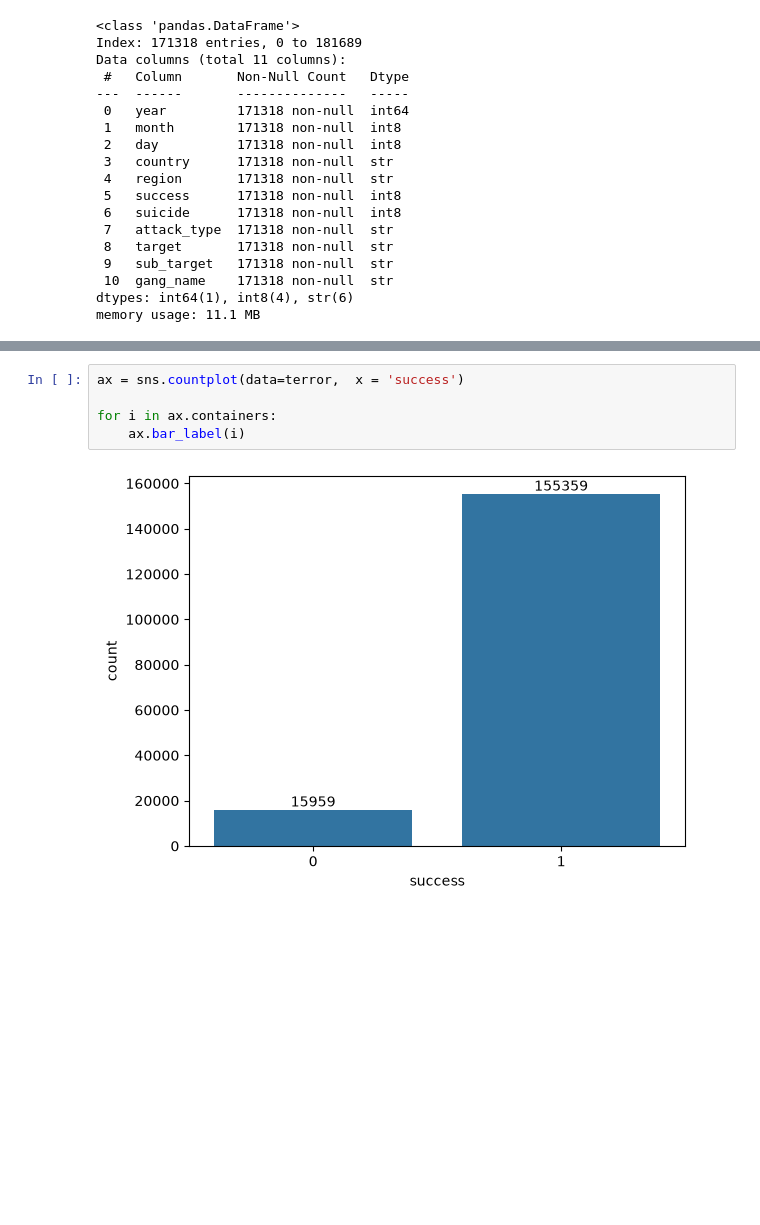
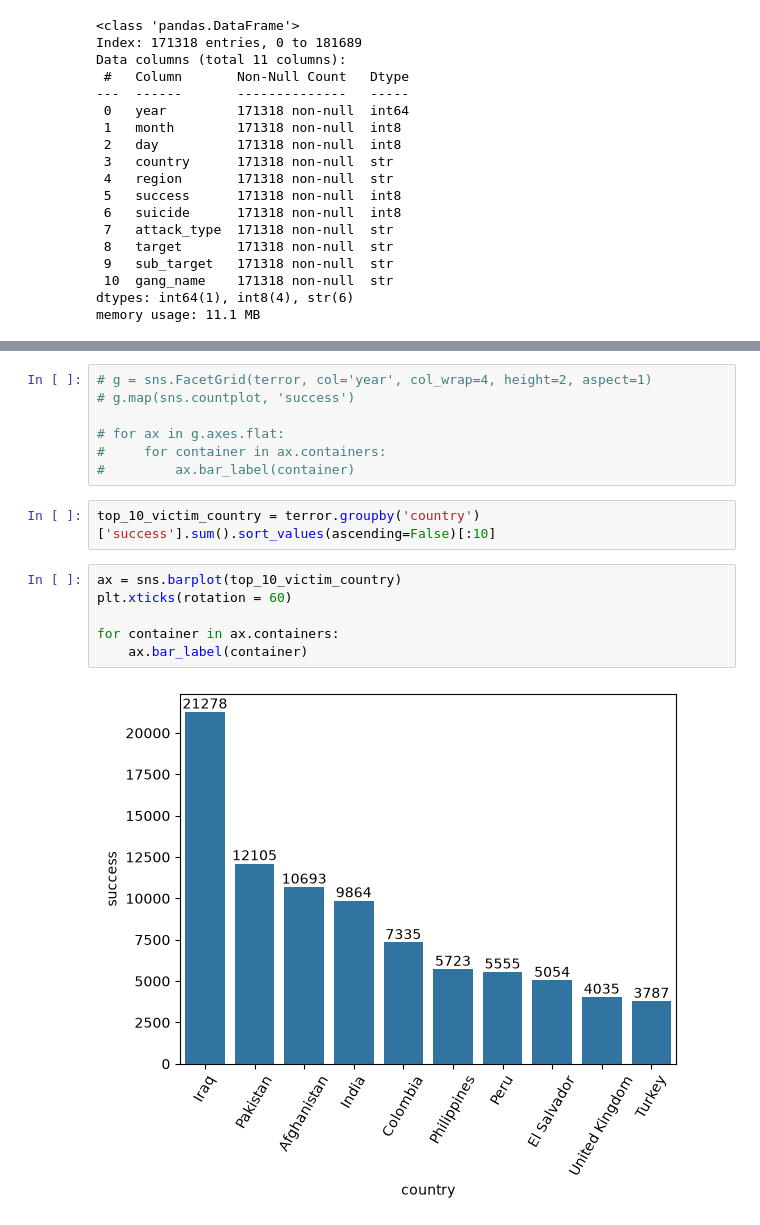
Before and after one commit to Anuragpathak08/Data-Analysis, a Jupyter notebook: projects/jay_the_terrorist_dataset.ipynb, the cells around one changed output, grey strips where cells are left out. Cells and saved outputs as stored; diff of their text form; blank space fills up the shorter version.

```diff
--- a/projects/jay_the_terrorist_dataset.ipynb
+++ b/projects/jay_the_terrorist_dataset.ipynb
@@ -86,7 +85,17 @@ AttributeError: 'FacetGrid' object has no attribute 'containers'
 # %%
-ax = sns.countplot(data=terror,  x = 'success')
+# g = sns.FacetGrid(terror, col='year', col_wrap=4, height=2, aspect=1)
+# g.map(sns.countplot, 'success')
 
-for i in ax.containers:
-    ax.bar_label(i)
+# for ax in g.axes.flat:
+#     for container in ax.containers:
+#         ax.bar_label(container)
-# %% [output]
-[figure, removed]
+# %%
+top_10_victim_country = terror.groupby('country')['success'].sum().sort_values(ascending=False)[:10]
+# %%
+ax = sns.barplot(top_10_victim_country)
+plt.xticks(rotation = 60)
+
+for container in ax.containers:
+    ax.bar_label(container)
+# %% [output]
+[figure, added]
```
Also changed, not shown: parts of 6 cells of this notebook.
